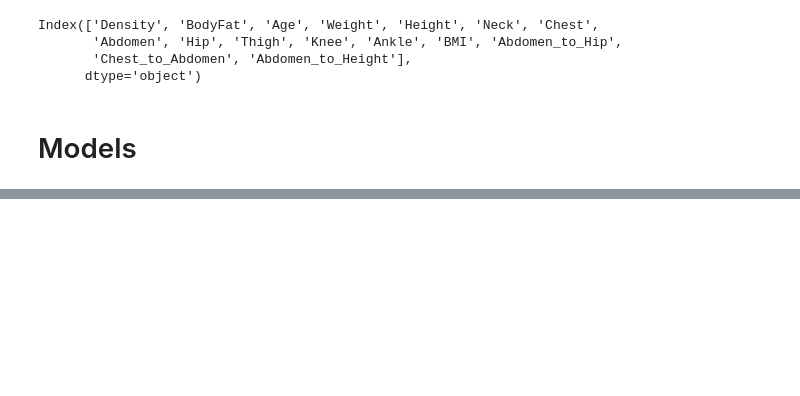
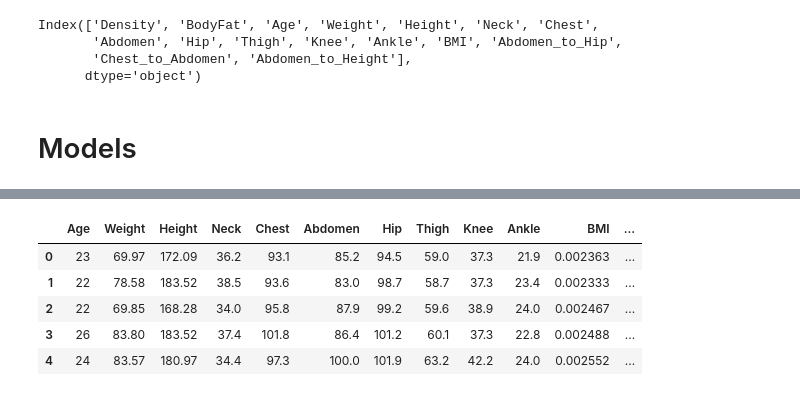
Before and after one commit to rakhmonoffme/BodyVisionAI, a Jupyter notebook: backend/notebook/model_training.ipynb, the cells around one changed output, grey strips where cells are left out. Saved outputs shown, nothing was run; the diff lists cells and outputs as text; code cells hidden in the pictures; blank space fills up the shorter version.

```diff
--- a/backend/notebook/model_training.ipynb
+++ b/backend/notebook/model_training.ipynb
@@ -229,3 +252,12 @@ Linear Regression - MSE: 0.34877209851668745, R2: 0.9925024383273324
 # r2 = r2_score(y_test, y_pred)
 
 # print(f"Tuned XGBoost - MSE: {mse}, R²: {r2}")
+# %%
+x.head()
+# %% [output]
+|  | Age | Weight | Height | Neck | Chest | Abdomen | Hip | Thigh | Knee | Ankle | BMI | ... |
+| 0 | 23 | 69.97 | 172.09 | 36.2 | 93.1 | 85.2 | 94.5 | 59.0 | 37.3 | 21.9 | 0.002363 | ... |
+| 1 | 22 | 78.58 | 183.52 | 38.5 | 93.6 | 83.0 | 98.7 | 58.7 | 37.3 | 23.4 | 0.002333 | ... |
+| 2 | 22 | 69.85 | 168.28 | 34.0 | 95.8 | 87.9 | 99.2 | 59.6 | 38.9 | 24.0 | 0.002467 | ... |
+| 3 | 26 | 83.80 | 183.52 | 37.4 | 101.8 | 86.4 | 101.2 | 60.1 | 37.3 | 22.8 | 0.002488 | ... |
+| 4 | 24 | 83.57 | 180.97 | 34.4 | 97.3 | 100.0 | 101.9 | 63.2 | 42.2 | 24.0 | 0.002552 | ... |
```
Also changed, not shown: parts of 16 cells of this notebook, 24 other files.
